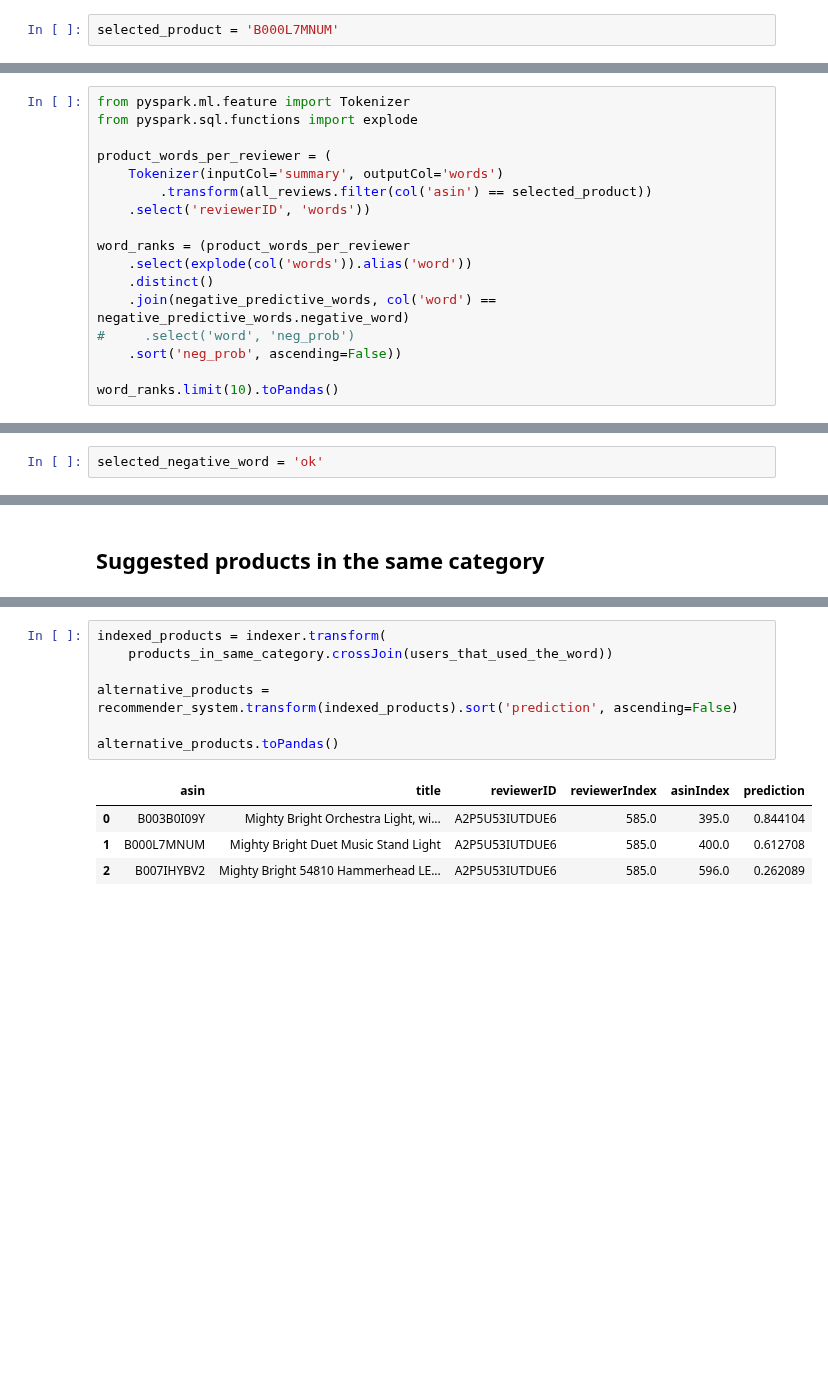
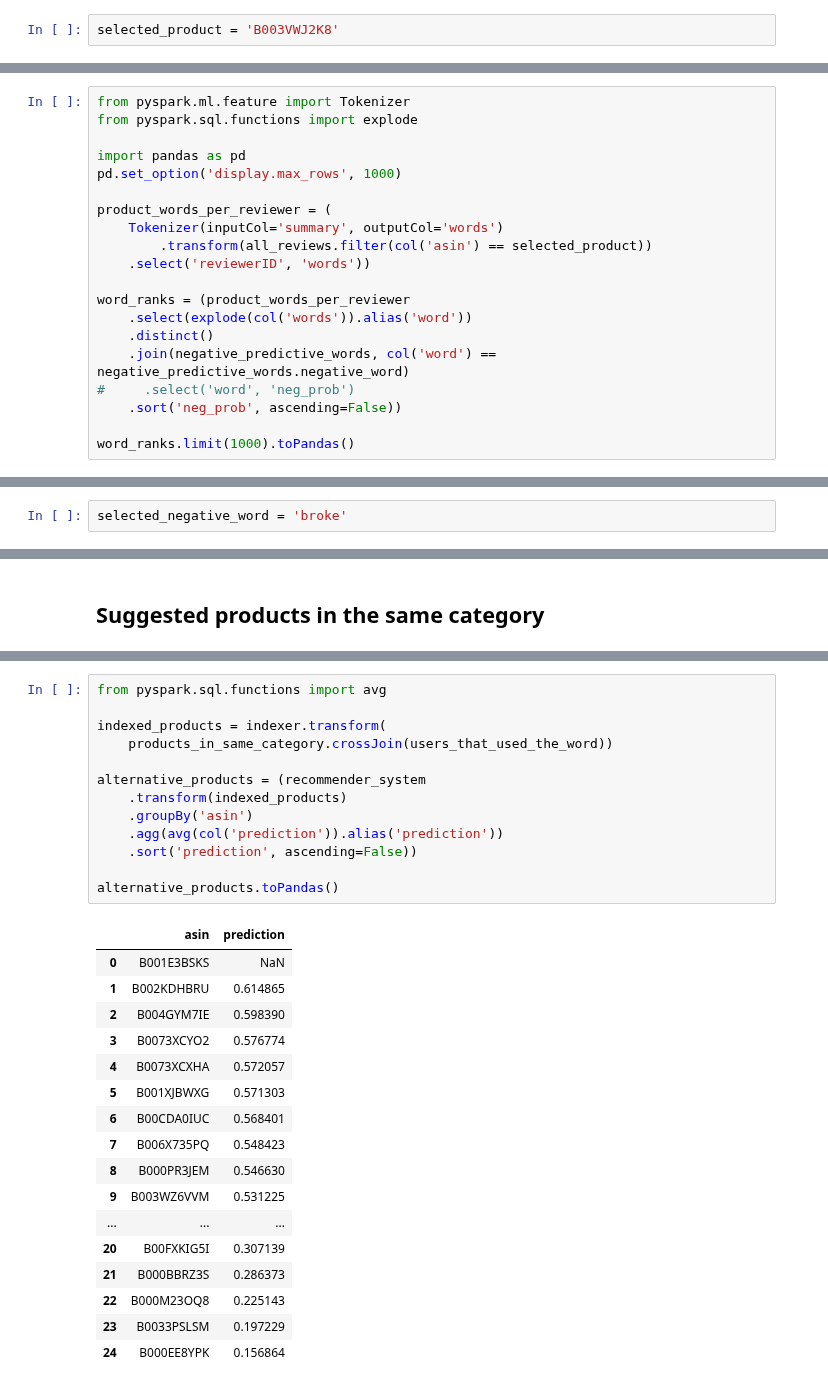
Before and after one commit to koulakis/amazon-review-qa-analysis, a Jupyter notebook: Trusted Users Insight System.ipynb, the cells around one changed output, grey strips where cells are left out. Saved outputs shown, nothing was run; the diff lists cells and outputs as text; blank space fills up the shorter version.

```diff
--- a/Trusted Users Insight System.ipynb
+++ b/Trusted Users Insight System.ipynb
@@ -395,10 +393,13 @@ reviewed_products = (all_metadata
 # %%
-selected_product = 'B000L7MNUM'
+selected_product = 'B003VWJ2K8'
 # %% [markdown]
 ## Product negative words
 # %%
 from pyspark.ml.feature import Tokenizer
 from pyspark.sql.functions import explode
+
+import pandas as pd
+pd.set_option('display.max_rows', 1000)
 
 product_words_per_reviewer = (
     Tokenizer(inputCol='summary', outputCol='words')
@@ -412,6 +413,6 @@ word_ranks = (product_words_per_reviewer
 #     .select('word', 'neg_prob')
     .sort('neg_prob', ascending=False))
 
-word_ranks.limit(10).toPandas()
+word_ranks.limit(1000).toPandas()
 # %% [output]
 |  | word | negative_word | neg_prob |
@@ -428,5 +435,5 @@ word_ranks.limit(10).toPandas()
 # %%
-selected_negative_word = 'ok'
+selected_negative_word = 'broke'
 # %% [markdown]
 ## Trusted users that used the word
 # %%
@@ -477,12 +492,31 @@ products_in_same_category.limit(10).toPandas()
 # %%
+from pyspark.sql.functions import avg
+
 indexed_products = indexer.transform(
     products_in_same_category.crossJoin(users_that_used_the_word))
 
-alternative_products = recommender_system.transform(indexed_products).sort('prediction', ascending=False)
+alternative_products = (recommender_system
+    .transform(indexed_products)
+    .groupBy('asin')
+    .agg(avg(col('prediction')).alias('prediction'))
+    .sort('prediction', ascending=False))
 
 alternative_products.toPandas()
 # %% [output]
-|  | asin | title | reviewerID | reviewerIndex | asinIndex | prediction |
-| 0 | B003B0I09Y | Mighty Bright Orchestra Light, wi... | A2P5U53IUTDUE6 | 585.0 | 395.0 | 0.844104 |
-| 1 | B000L7MNUM | Mighty Bright Duet Music Stand Light | A2P5U53IUTDUE6 | 585.0 | 400.0 | 0.612708 |
-| 2 | B007IHYBV2 | Mighty Bright 54810 Hammerhead LE... | A2P5U53IUTDUE6 | 585.0 | 596.0 | 0.262089 |
+|  | asin | prediction |
+| 0 | B001E3BSKS | NaN |
+| 1 | B002KDHBRU | 0.614865 |
+| 2 | B004GYM7IE | 0.598390 |
+| 3 | B0073XCYO2 | 0.576774 |
+| 4 | B0073XCXHA | 0.572057 |
+| 5 | B001XJBWXG | 0.571303 |
+| 6 | B00CDA0IUC | 0.568401 |
+| 7 | B006X735PQ | 0.548423 |
+| 8 | B000PR3JEM | 0.546630 |
+| 9 | B003WZ6VVM | 0.531225 |
+| ... | ... | ... |
+| 20 | B00FXKIG5I | 0.307139 |
+| 21 | B000BBRZ3S | 0.286373 |
+| 22 | B000M23OQ8 | 0.225143 |
+| 23 | B0033PSLSM | 0.197229 |
+| 24 | B000EE8YPK | 0.156864 |
```
Also changed, not shown: parts of 9 cells of this notebook, 1 other file.
